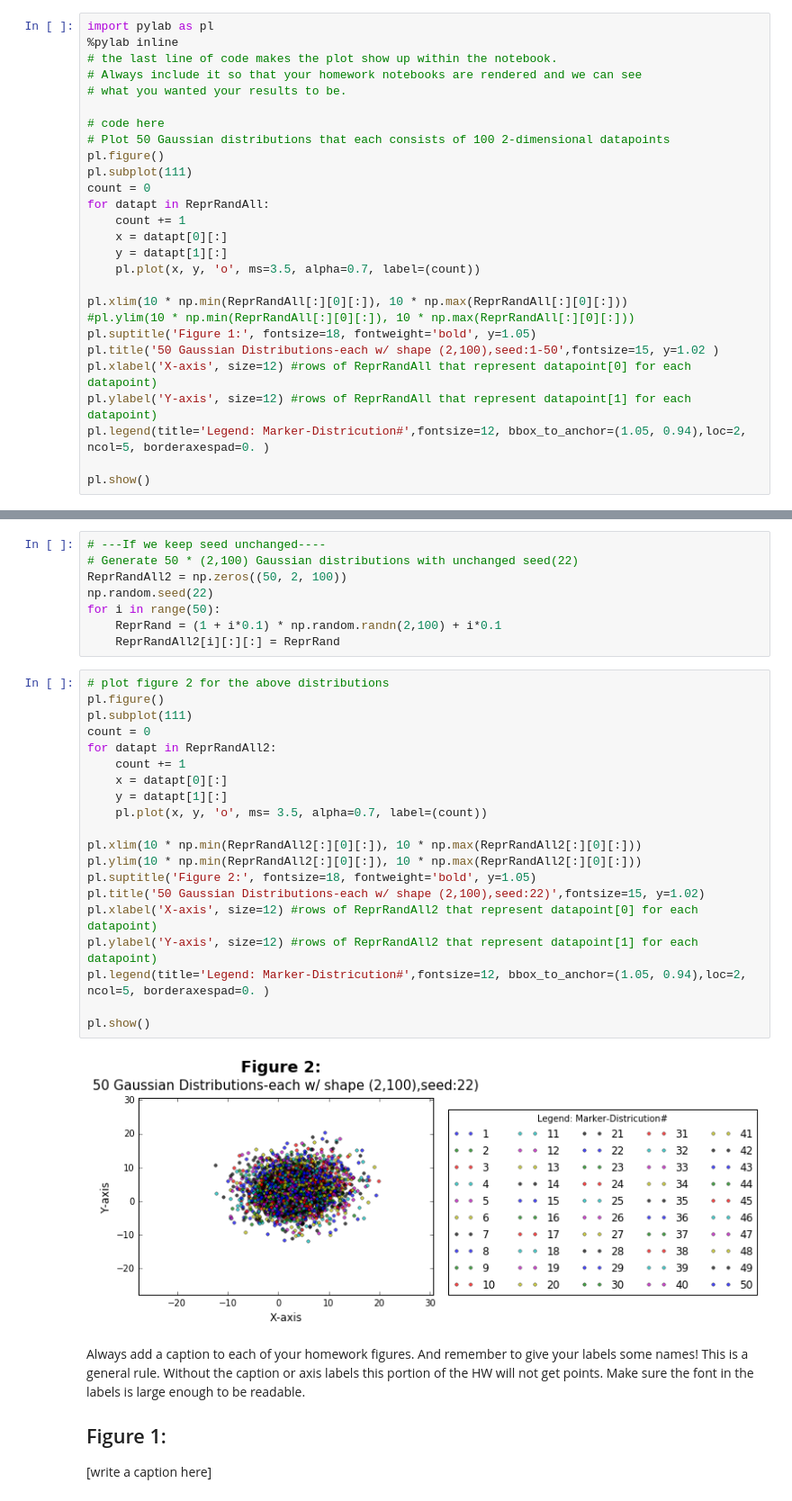
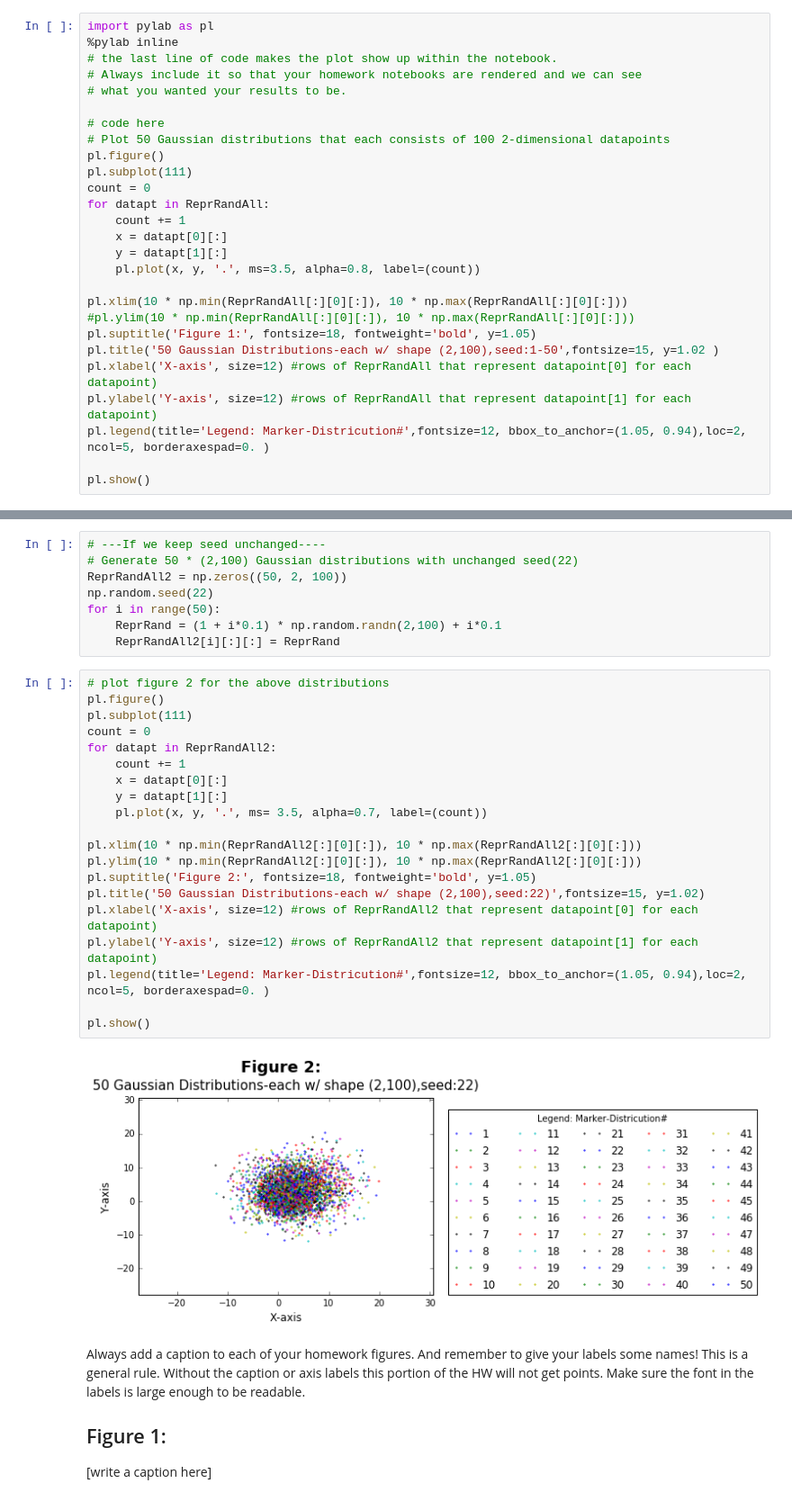
Before and after one commit to kayzhou22/PUI2016_zz1598, a Jupyter notebook: HW1_zz1598/HW1_3_zz1598.ipynb, the cells around one changed output, grey strips where cells are left out. Shown at 90% size. Saved outputs shown, nothing was run; the diff lists cells and outputs as text.

```diff
--- a/HW1_zz1598/HW1_3_zz1598.ipynb
+++ b/HW1_zz1598/HW1_3_zz1598.ipynb
@@ -142,7 +142,7 @@ for datapt in ReprRandAll:
     count += 1
     x = datapt[0][:]
     y = datapt[1][:]
-    pl.plot(x, y, 'o', ms=3.5, alpha=0.7, label=(count))
+    pl.plot(x, y, '.', ms=3.5, alpha=0.8, label=(count))
 
 pl.xlim(10 * np.min(ReprRandAll[:][0][:]), 10 * np.max(ReprRandAll[:][0][:]))
 #pl.ylim(10 * np.min(ReprRandAll[:][0][:]), 10 * np.max(ReprRandAll[:][0][:]))
@@ -167,25 +167,25 @@ for i in range(50):
 # %%
 # plot figure 2 for the above distributions
 pl.figure()
 pl.subplot(111)
 count = 0
 for datapt in ReprRandAll2:
     count += 1
     x = datapt[0][:]
     y = datapt[1][:]
-    pl.plot(x, y, 'o', ms= 3.5, alpha=0.7, label=(count))
+    pl.plot(x, y, '.', ms= 3.5, alpha=0.7, label=(count))
 
 pl.xlim(10 * np.min(ReprRandAll2[:][0][:]), 10 * np.max(ReprRandAll2[:][0][:]))
 pl.ylim(10 * np.min(ReprRandAll2[:][0][:]), 10 * np.max(ReprRandAll2[:][0][:]))
 pl.suptitle('Figure 2:', fontsize=18, fontweight='bold', y=1.05)
 pl.title('50 Gaussian Distributions-each w/ shape (2,100),seed:22)',fontsize=15, y=1.02)
 pl.xlabel('X-axis', size=12) #rows of ReprRandAll2 that represent datapoint[0] for each datapoint)
 pl.ylabel('Y-axis', size=12) #rows of ReprRandAll2 that represent datapoint[1] for each datapoint)
 pl.legend(title='Legend: Marker-Districution#',fontsize=12, bbox_to_anchor=(1.05, 0.94),loc=2, ncol=5, borderaxespad=0. )
 
 pl.show()
 # %% [output]
-[figure, old version]
+[figure, new version]
 # %% [markdown]
 Always add a caption to each of your homework figures.
 And remember to give your labels some names!
```
Also changed, not shown: parts of 3 cells of this notebook.
